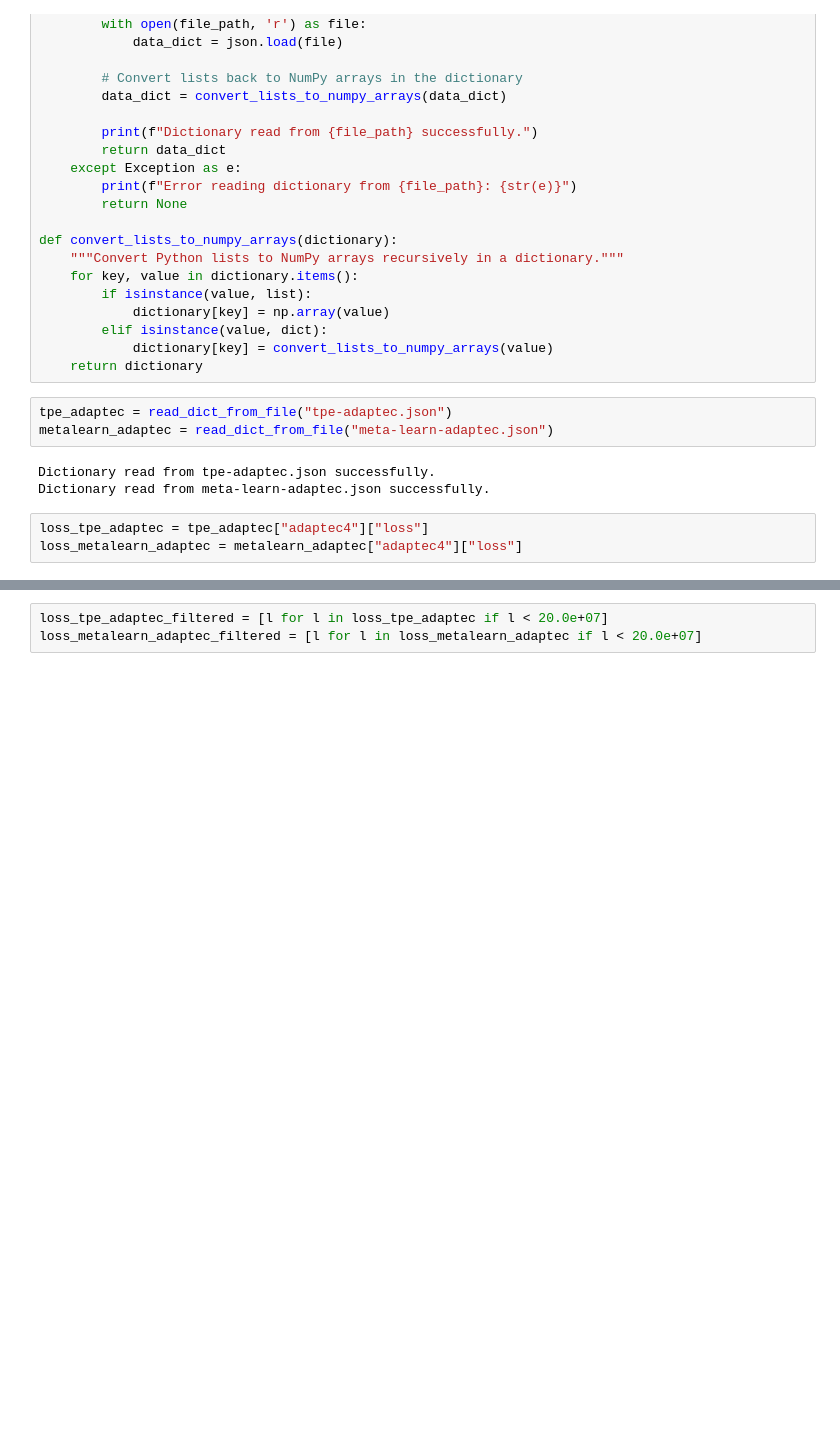
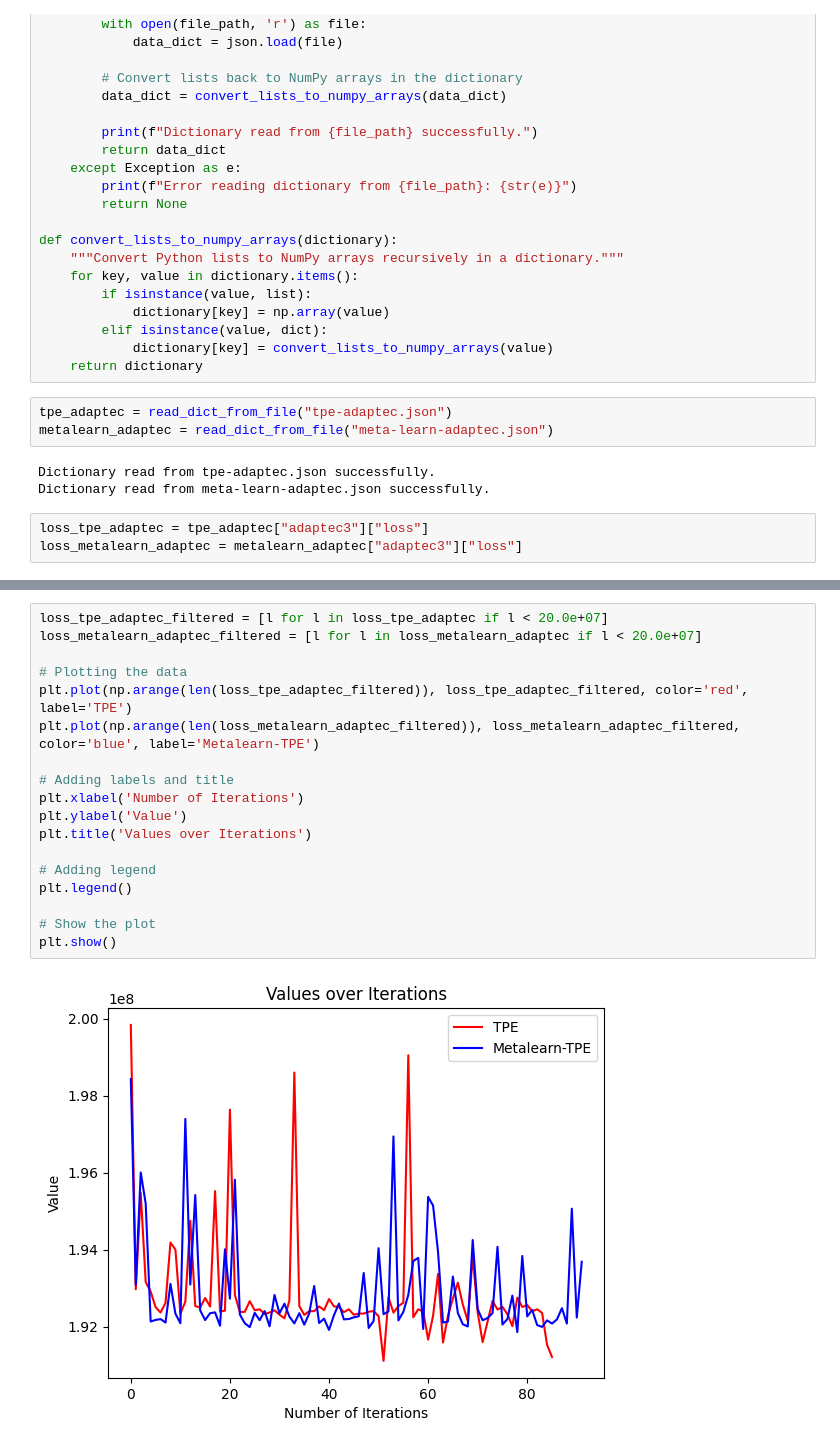
Before and after one commit to Hikipeko/cse248-final-project, a Jupyter notebook: final-project.ipynb, the cells around one changed output, grey strips where cells are left out. Cells and saved outputs as stored; diff of their text form; blank space fills up the shorter version.

Commit message:
data analysis

```diff
--- a/final-project.ipynb
+++ b/final-project.ipynb
@@ -54,5 +54,5 @@ metalearn_adaptec = read_dict_from_file("meta-learn-adaptec.json")
 Dictionary read from tpe-adaptec.json successfully.
 Dictionary read from meta-learn-adaptec.json successfully.
 # %%
-loss_tpe_adaptec = tpe_adaptec["adaptec4"]["loss"]
-loss_metalearn_adaptec = metalearn_adaptec["adaptec4"]["loss"]
+loss_tpe_adaptec = tpe_adaptec["adaptec3"]["loss"]
+loss_metalearn_adaptec = metalearn_adaptec["adaptec3"]["loss"]
@@ -59,3 +72,20 @@ loss_metalearn_adaptec = metalearn_adaptec["adaptec4"]["loss"]
 # %%
 loss_tpe_adaptec_filtered = [l for l in loss_tpe_adaptec if l < 20.0e+07]
 loss_metalearn_adaptec_filtered = [l for l in loss_metalearn_adaptec if l < 20.0e+07]
+
+# Plotting the data
+plt.plot(np.arange(len(loss_tpe_adaptec_filtered)), loss_tpe_adaptec_filtered, color='red', label='TPE')
+plt.plot(np.arange(len(loss_metalearn_adaptec_filtered)), loss_metalearn_adaptec_filtered, color='blue', label='Metalearn-TPE')
+
+# Adding labels and title
+plt.xlabel('Number of Iterations')
+plt.ylabel('Value')
+plt.title('Values over Iterations')
+
+# Adding legend
+plt.legend()
+
+# Show the plot
+plt.show()
+# %% [output]
+[figure, added]
```
Also changed, not shown: parts of 10 cells of this notebook.
